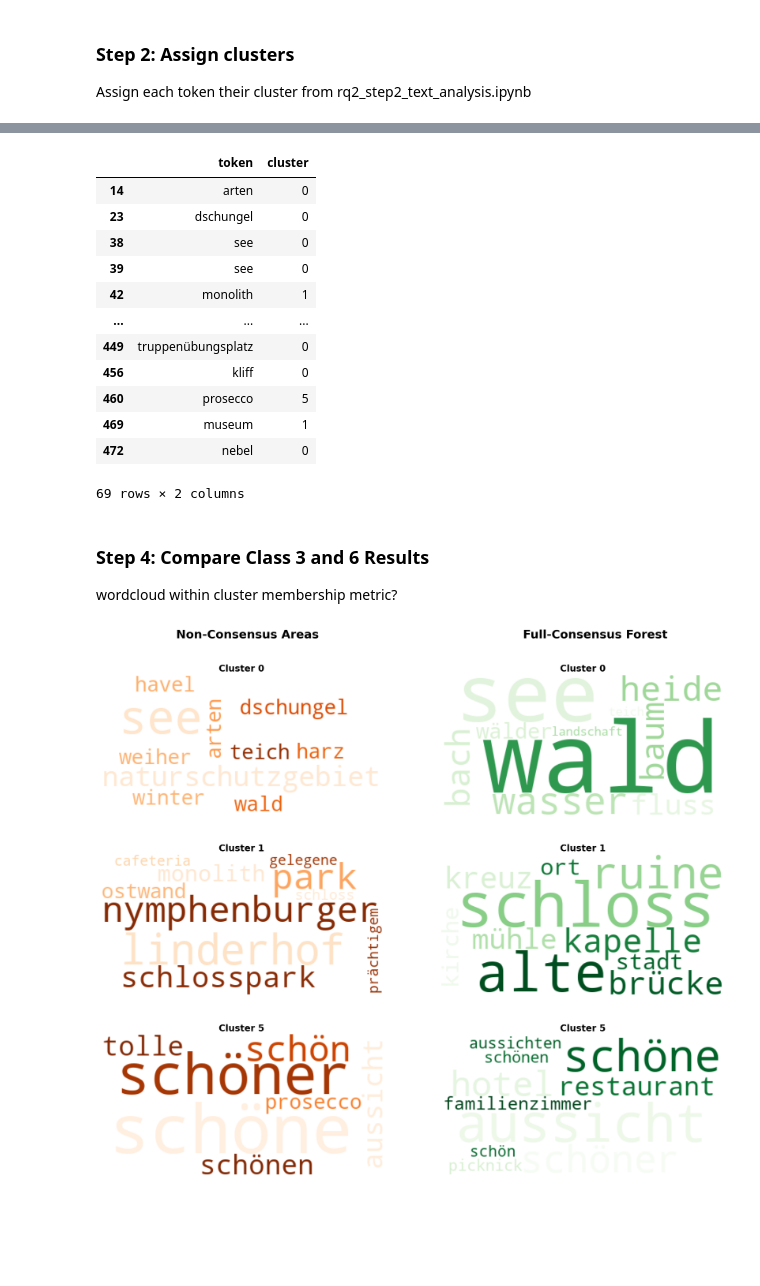
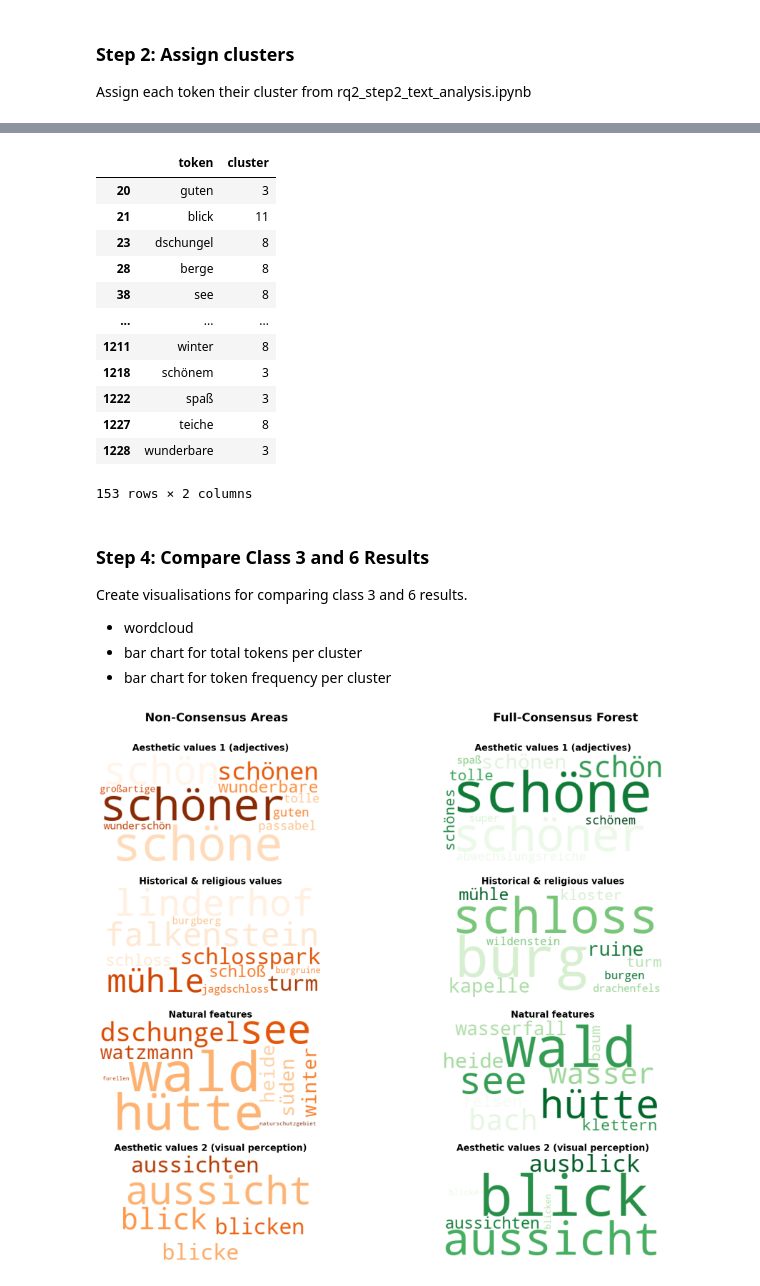
Before and after one commit to n-mo92/nm_forest_thesis, a Jupyter notebook: rq3_all_steps.ipynb, the cells around one changed output, grey strips where cells are left out. Cells and saved outputs as stored; diff of their text form; code cells hidden in the pictures; blank space fills up the shorter version.

Commit message:
update for final clusters

```diff
--- a/rq3_all_steps.ipynb
+++ b/rq3_all_steps.ipynb
@@ -28,5 +28,14 @@ These were created as part of RQ2.
 # %%
-# STEP 1: LOAD CLASS TOKENS
+# STEP 1: LOAD & COMBINE CLASS TOKENS
 
-filtered_tokens_lc_c3 = pickle.load(open("./processing/final_tokens_c3.p", "rb"))
-filtered_tokens_lc_c6 = pickle.load(open("./processing/final_tokens_c6.p", "rb"))
+# Load class 3 and 6 Natura tokens
+filtered_tokens_nat_c3 = pickle.load(open("./processing/final_tokens_nat_c3.p", "rb"))
+filtered_tokens_nat_c6 = pickle.load(open("./processing/final_tokens_nat_c6.p", "rb"))
+
+# Load class 3 and 6 Non-Natura tokens
+filtered_tokens_nonnat_c3 = pickle.load(open("./processing/final_tokens_nonnat_c3.p", "rb"))
+filtered_tokens_nonnat_c6 = pickle.load(open("./processing/final_tokens_nonnat_c6.p", "rb"))
+
+# Combine Natura and Non-Natura tokens
+filtered_tokens_all_c3 = filtered_tokens_nat_c3 + filtered_tokens_nonnat_c3
+filtered_tokens_all_c6 = filtered_tokens_nat_c6 + filtered_tokens_nonnat_c6
@@ -95,14 +102,16 @@ token_cluster_lookup_dict
 # STEP 2: MAP TOKENS TO CLUSERS
 
 # Create a df with tokens as one column
-final_tokens_c3_df = pd.DataFrame({'token': filtered_tokens_lc_c3})
-final_tokens_c6_df = pd.DataFrame({'token': filtered_tokens_lc_c6})
+final_tokens_c3_df = pd.DataFrame({'token': filtered_tokens_all_c3})
+final_tokens_c6_df = pd.DataFrame({'token': filtered_tokens_all_c6})
 
 # Add cluster column using dictionary as lookup
 final_tokens_c3_df["cluster"] = final_tokens_c3_df["token"].map(token_cluster_lookup_dict)
 final_tokens_c6_df["cluster"] = final_tokens_c6_df["token"].map(token_cluster_lookup_dict)
 
-# Remove NaN entries (these are ones that were missing from the model during vectorisation)
+# Remove NaN entries
+# these are ones that are not included in the RQ2 clusters (either because not in word2vec model
+# or because they are extra words from non-Natura sites that were not present in RQ2 clustering)
 final_tokens_c3_df = final_tokens_c3_df.dropna()
 final_tokens_c6_df = final_tokens_c6_df.dropna()
 
@@ -133,29 +146,31 @@ At the moment I'm not sure of the final clusters so the actual clusters of inter
 # STEP 3: FILTER SPECIFIC CLUSTERS
 
 # Extract the clusters of interest
-filtered_clusters_c3 = final_tokens_c3_df[(final_tokens_c3_df["cluster"]==0) | (final_tokens_c3_df["cluster"]==1) | (final_tokens_c3_df["cluster"]==5)]
-filtered_clusters_c6 = final_tokens_c6_df[(final_tokens_c6_df["cluster"]==0) | (final_tokens_c6_df["cluster"]==1) | (final_tokens_c6_df["cluster"]==5)]
+filtered_clusters_c3 = final_tokens_c3_df[(final_tokens_c3_df["cluster"]==3) | (final_tokens_c3_df["cluster"]==4) | (final_tokens_c3_df["cluster"]==8) | (final_tokens_c3_df["cluster"]==11)]
+filtered_clusters_c6 = final_tokens_c6_df[(final_tokens_c6_df["cluster"]==3) | (final_tokens_c6_df["cluster"]==4) | (final_tokens_c6_df["cluster"]==8) | (final_tokens_c6_df["cluster"]==11)]
 
 filtered_clusters_c3
 # %% [output]
 |  | token | cluster |
-| 14 | arten | 0 |
-| 23 | dschungel | 0 |
-| 38 | see | 0 |
-| 39 | see | 0 |
-| 42 | monolith | 1 |
+| 20 | guten | 3 |
+| 21 | blick | 11 |
+| 23 | dschungel | 8 |
+| 28 | berge | 8 |
+| 38 | see | 8 |
 | ... | ... | ... |
-| 449 | truppenübungsplatz | 0 |
-| 456 | kliff | 0 |
-| 460 | prosecco | 5 |
-| 469 | museum | 1 |
-| 472 | nebel | 0 |
+| 1211 | winter | 8 |
+| 1218 | schönem | 3 |
+| 1222 | spaß | 3 |
+| 1227 | teiche | 8 |
+| 1228 | wunderbare | 3 |
-69 rows × 2 columns
+153 rows × 2 columns
 # %% [markdown]
 ### Step 4: Compare Class 3 and 6 Results
 
-wordcloud
-within cluster membership metric?
+Create visualisations for comparing class 3 and 6 results.
+- wordcloud
+- bar chart for total tokens per cluster
+- bar chart for token frequency per cluster
 # %%
 # STEP 3: WORD CLOUDS
 
@@ -176,7 +191,7 @@ all_wc_c6 = []
 # IMPORTANT: I HAVE LIMITED TO SHOW TOP 10 TOKENS IN EACH CLUSTER
 
 # Generate class 3 word clouds
-for clus_num in [0,1,5]:
+for clus_num in [3, 4, 8, 11]:
     freqs = get_cluster_freq(filtered_clusters_c3, clus_num)
     wc = WordCloud(background_color='white',
                    colormap='Oranges',
@@ -184,7 +199,7 @@ for clus_num in [0,1,5]:
     all_wc_c3.append(wc)
 
 # Generate class 6 word clouds
-for clus_num in [0,1,5]:
+for clus_num in [3, 4, 8, 11]:
     freqs = get_cluster_freq(filtered_clusters_c6, clus_num)
     wc = WordCloud(background_color='white',
                    colormap='Greens',
@@ -192,38 +207,41 @@ for clus_num in [0,1,5]:
     all_wc_c6.append(wc)
 
 # Create custom titles (shared for both c3 and c6)
-all_titles = ["Cluster 0", "Cluster 1", "Cluster 5"]
+all_titles = ["Aesthetic values 1 (adjectives)",
+              "Historical & religious values",
+              "Natural features",
+              "Aesthetic values 2 (visual perception)"]
 
 # Create a single figure with 5 rows and 2 columns
-fig, axes = plt.subplots(nrows=3, ncols=2, figsize=(25, 20))
+fig, axes = plt.subplots(nrows=4, ncols=2, figsize=(25, 20))
 
 # Iterate through each word cloud to plot (class 3 in 1st column, class 6 in 2nd column)
-for i in range(3):
+for i in range(4):
     # Class 3 word clouds
     axes[i, 0].imshow(all_wc_c3[i])
     axes[i, 0].axis('off')
     axes[i, 0].set_title(all_titles[i], fontsize=20, fontweight="bold")
 
     # Class 6 word clouds
     axes[i, 1].imshow(all_wc_c6[i])
     axes[i, 1].axis('off')
     axes[i, 1].set_title(all_titles[i], fontsize=20, fontweight="bold")
 
 
 # Adjust white space at the top to fit in main titles and adjust space between rows
 plt.subplots_adjust(top=0.90, hspace=0.2)
 
 # Add column titles (first two numbers control the position)
 fig.text(0.22, 0.95, "Non-Consensus Areas", fontsize=26, fontweight='bold')
 fig.text(0.65, 0.95, "Full-Consensus Forest", fontsize=26, fontweight='bold')
 
 # Save the figure (this needs to go before plt.show otherwise saved output is blank)
 plt.savefig('./outputs/figures/rq3_word_clouds.png', bbox_inches='tight')
 
 # Display figure
 plt.show()
 # %% [output]
-[figure, old version]
+[figure, new version]
 # %%
 # STEP 3: CLASS COMPARISON
 
```
Also changed, not shown: parts of 13 cells of this notebook.
